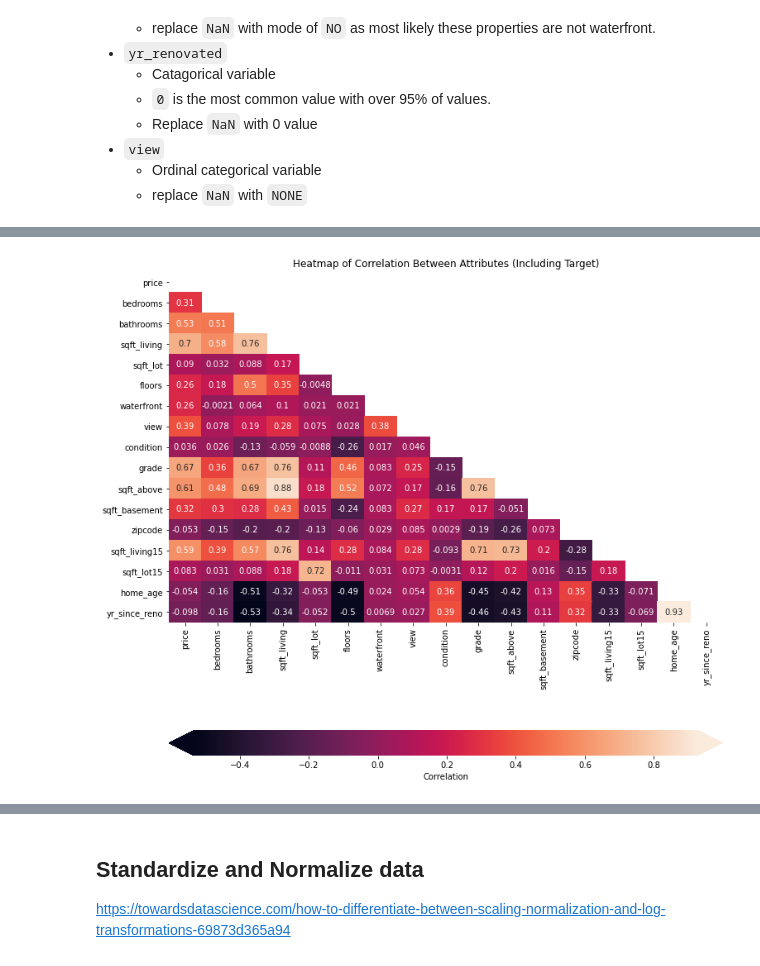
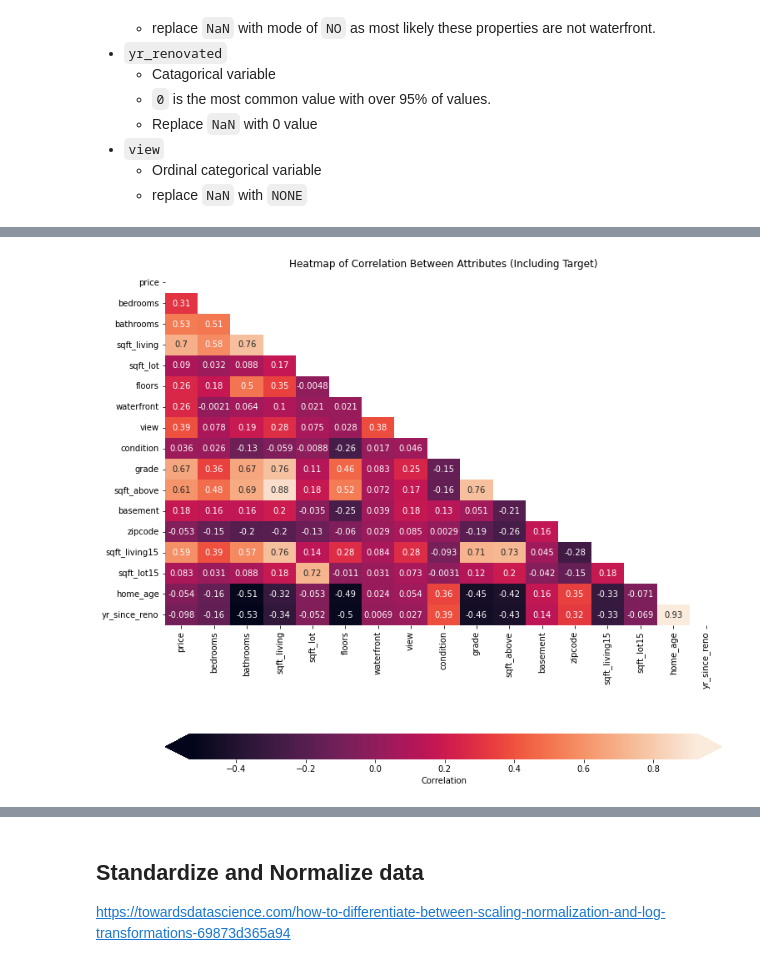
Before and after one commit to kjspring/dsc-phase-2-project-v2-3, a Jupyter notebook: project_notebook.ipynb, the cells around one changed output, grey strips where cells are left out. Drawn from its saved outputs; the diff is of its cells as text; code cells hidden in the pictures.

```diff
--- a/project_notebook.ipynb
+++ b/project_notebook.ipynb
@@ -248,8 +292,6 @@ dtype: int64
         - if never renovated then subtract from `yr_built`
     - Drop `yr_renovated`
 # %%
-from datetime import date
-
 # condition: Map condition variable to dictionary
 condition_dict = {'Poor': 0, 'Fair': 1, 'Average': 2,
                   'Good': 3, 'Very Good': 4}
@@ -261,7 +303,8 @@ df['grade'] = df['grade'].apply(lambda x: x.split(' ', 1)[0]).astype(int)
 # sqft_basement has '?' as a placeholder. Set this to 0.
 df['sqft_basement'].replace('?', 0, inplace=True)
 df['sqft_basement'] = df['sqft_basement'].astype(float)
-#print('Removed ? as placeholder:', len(df.loc[df['sqft_basement'] == '?', 'sqft_basement']))
+df['sqft_basement'].loc[df['sqft_basement'] > 0] = 1
+df.rename(columns={'sqft_basement': 'basement'}, inplace=True)
 
 # view: Map condition variable to dictionary
 view_dict = {'NONE': 0, 'FAIR': 1, 'AVERAGE': 2,
@@ -285,6 +328,4 @@ def sub(a, b):
 
 df['yr_since_reno'] = df.apply(lambda row : sub(current_year, row['yr_renovated']) if row['yr_renovated'] > 0 else row['home_age'], axis = 1)
 df.drop('yr_renovated', axis=1, inplace=True)
-# inspect
-df.head(10)
 # %% [output]
@@ -343,35 +359,29 @@ X.hist(ax = ax);
 # %%
 # Make heatmap
-# Run this cell without changes
 
-import seaborn as sns
-import numpy as np
-
-# Create a df with the target as the first column,
-# then compute the correlation matrix
-heatmap_data = pd.concat([y, X], axis=1)
-corr = heatmap_data.corr()
+# compute the correlation matrix
+corr = df.corr()
 
 # Set up figure and axes
 fig, ax = plt.subplots(figsize=(12, 12))
 
 # Plot a heatmap of the correlation matrix, with both
 # numbers and colors indicating the correlations
 sns.heatmap(
     # Specifies the data to be plotted
     data=corr,
     # The mask means we only show half the values,
     # instead of showing duplicates. It's optional.
     mask=np.triu(np.ones_like(corr, dtype=bool)),
     # Specifies that we should use the existing axes
     ax=ax,
     # Specifies that we want labels, not just colors
     annot=True,
     # Customizes colorbar appearance
     cbar_kws={"label": "Correlation", "orientation": "horizontal", "pad": .2, "extend": "both"}
 )
 
 # Customize the plot appearance
 ax.set_title("Heatmap of Correlation Between Attributes (Including Target)");
 # %% [output]
-[figure, old version]
+[figure, new version]
```
Also changed, not shown: parts of 54 cells of this notebook.
